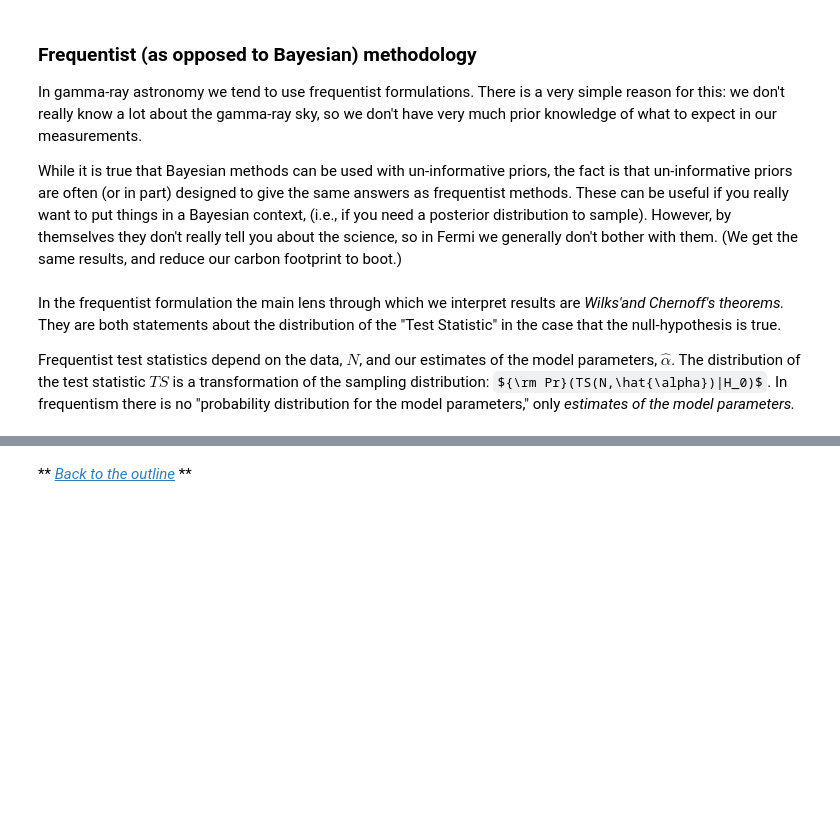
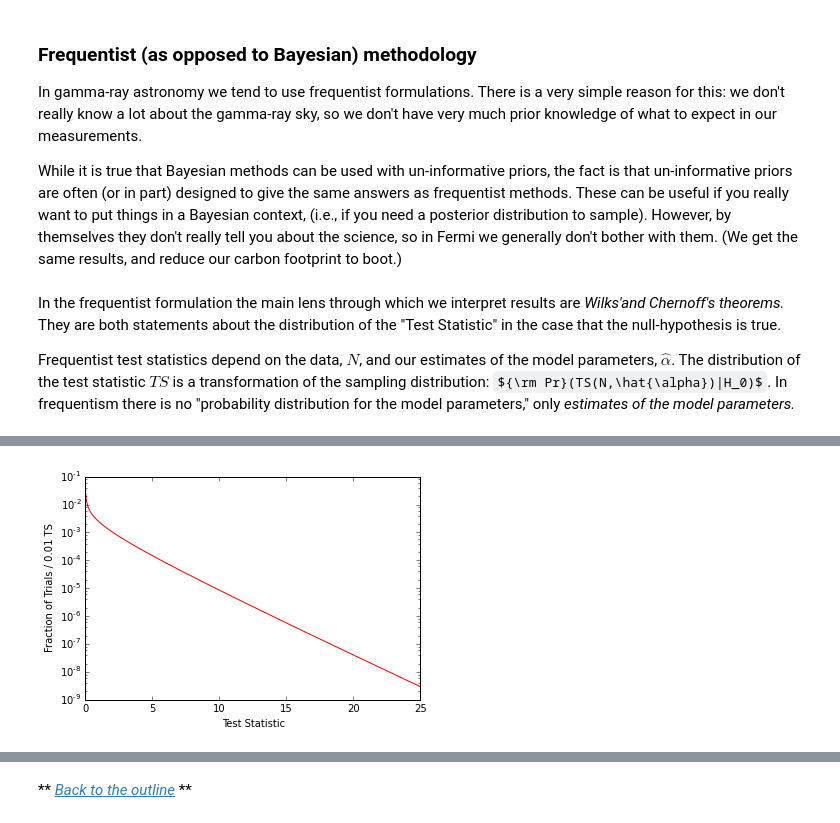
Before and after one commit to KIPAC/StatisticalMethods, a Jupyter notebook: examples/Fermi/FermiOverview.ipynb, the cells around one changed output, grey strips where cells are left out. Drawn from its saved outputs; the diff is of its cells as text; code cells hidden in the pictures; some formulas as TeX source; blank space fills up the shorter version.

```diff
--- a/examples/Fermi/FermiOverview.ipynb
+++ b/examples/Fermi/FermiOverview.ipynb
@@ -119,0 +126,15 @@ The negative log likelihood is:
+# %%
+%matplotlib inline
+
+import numpy as np
+import pylab as plt
+import scipy.stats as stats
+x = np.linspace(0,25,2500)
+chi2_1dof = stats.chi2.pdf(x,1) / 100.
+fig, ax = plt.subplots(1, 1)
+ax.set_xlabel('Test Statistic')
+ax.set_ylabel('Fraction of Trials / 0.01 TS')
+ax.set_xlim(0.,25.)
+curve = ax.semilogy(x, chi2_1dof,'r-', lw=1, label='chi2 pdf')
+# %% [output]
+[figure, added]
```
Also changed, not shown: parts of 22 cells of this notebook.
